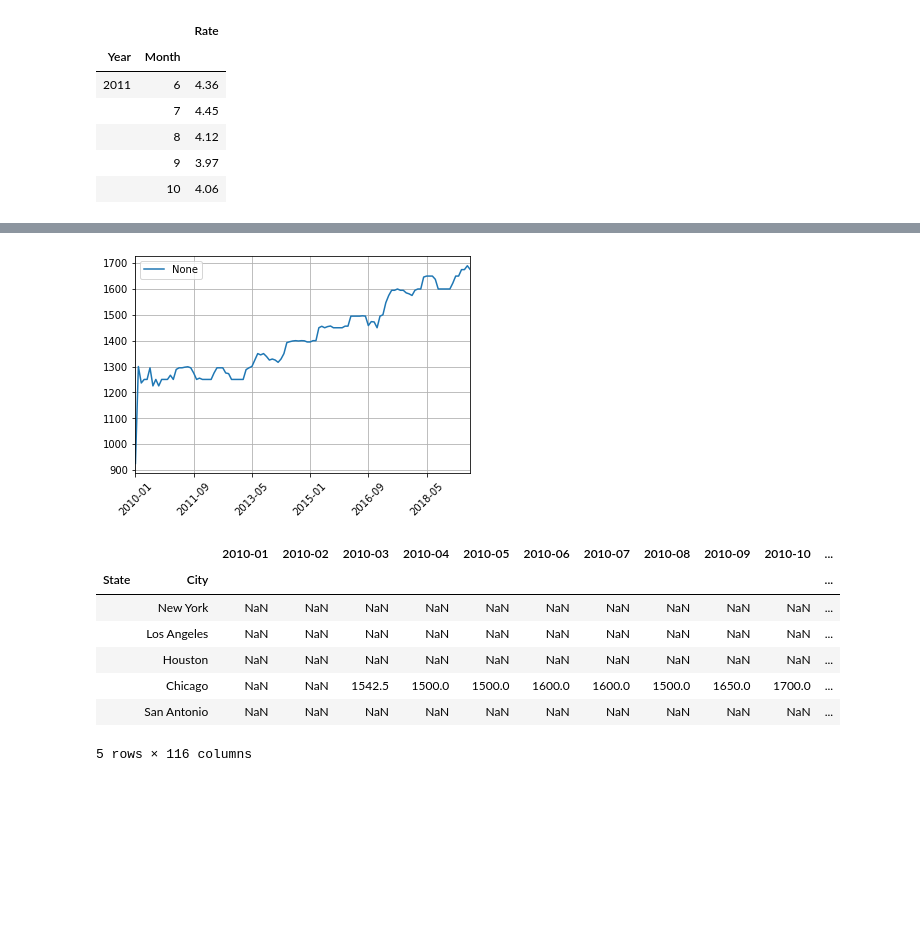
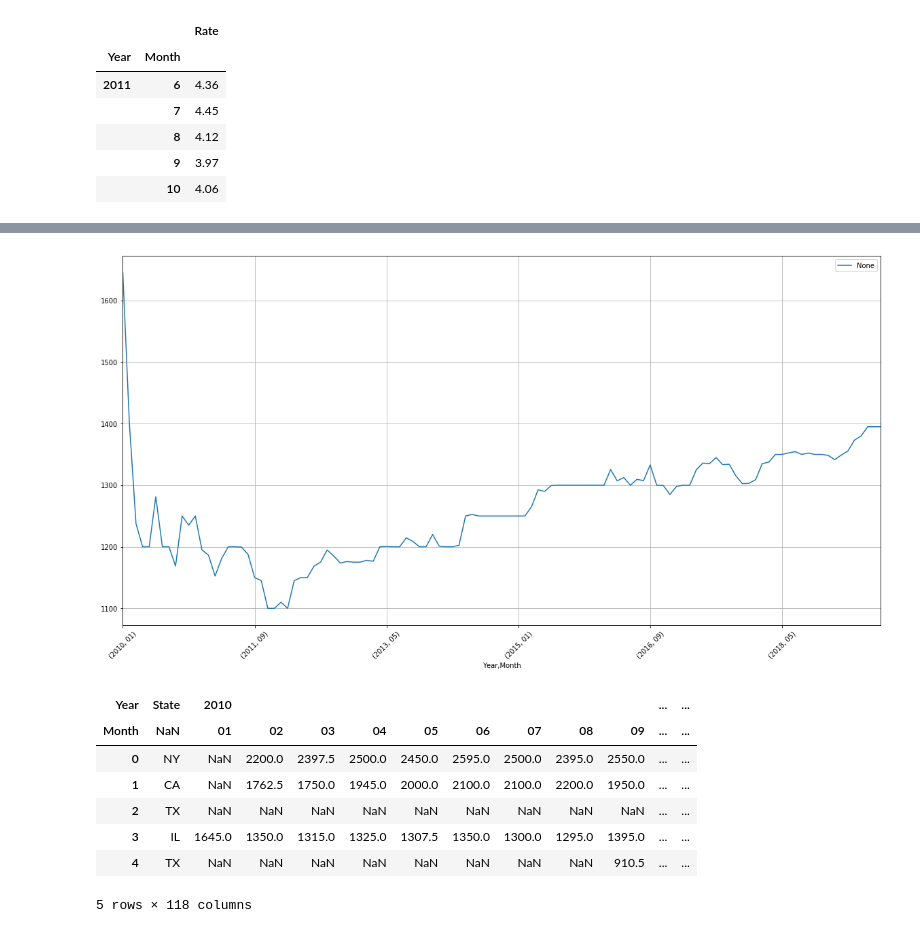
Before and after one commit to JosueGar/team_project_1, a Jupyter notebook: Randall_scratchpad.ipynb, the cells around one changed output, grey strips where cells are left out. Cells and saved outputs as stored; diff of their text form; code cells hidden in the pictures; blank space fills up the shorter version.

```diff
--- a/Randall_scratchpad.ipynb
+++ b/Randall_scratchpad.ipynb
@@ -150,7 +285,8 @@ affordability_income.head()
 # %%
-median_rental_price_sfr = median_rental_price_sfr_src
-median_rental_price_sfr['State'] = median_rental_price_sfr["RegionName"].apply(lambda x: "".join(x.split(',')[1:]))
-median_rental_price_sfr['City'] = median_rental_price_sfr["RegionName"].apply(lambda x: "".join(x.split(',')[0]))
-median_rental_price_sfr = median_rental_price_sfr.drop(columns=['RegionName','Metro','CountyName','SizeRank']).dropna(how='all')
-median_rental_price_sfr.set_index(['State','City'], inplace=True)
-#median_rental_price_sfr.head()
+median_rental_price_mfr = median_rental_price_mfr_src
+#median_rental_price_mfr['State'] = median_rental_price_mfr["RegionName"].apply(lambda x: "".join(x.split(',')[1:]))
+median_rental_price_mfr['City'] = median_rental_price_mfr["RegionName"].apply(lambda x: "".join(x.split(',')[0]))
+median_rental_price_mfr = median_rental_price_mfr.drop(columns=['RegionName','Metro','CountyName','SizeRank']).dropna(how='all')
+median_rental_price_mfr.columns = pd.MultiIndex.from_tuples([tuple(c.split('-'))for c in median_rental_price_mfr.columns],names=['Year','Month'])
+
+median_rental_price_mfr.head()
@@ -157,16 +302,16 @@ median_rental_price_sfr.set_index(['State','City'], inplace=True)
 # %%
-median_rental_price_sfr.median().plot(rot=45, grid=True)
+median_rental_price_mfr.median().plot(rot=45, grid=True, figsize=(20,10))
 plt.legend(loc='best')
 plt.show()
-median_rental_price_sfr.head()
+median_rental_price_mfr.head()
 # %% [output]
-[figure, old version]
+[figure, new version]
-|  |  | 2010-01 | 2010-02 | 2010-03 | 2010-04 | 2010-05 | 2010-06 | 2010-07 | 2010-08 | 2010-09 | 2010-10 | ... |
-| State | City |  |  |  |  |  |  |  |  |  |  | ... |
-|  | New York | NaN | NaN | NaN | NaN | NaN | NaN | NaN | NaN | NaN | NaN | ... |
-|  | Los Angeles | NaN | NaN | NaN | NaN | NaN | NaN | NaN | NaN | NaN | NaN | ... |
-|  | Houston | NaN | NaN | NaN | NaN | NaN | NaN | NaN | NaN | NaN | NaN | ... |
-|  | Chicago | NaN | NaN | 1542.5 | 1500.0 | 1500.0 | 1600.0 | 1600.0 | 1500.0 | 1650.0 | 1700.0 | ... |
-|  | San Antonio | NaN | NaN | NaN | NaN | NaN | NaN | NaN | NaN | NaN | NaN | ... |
+| Year | State | 2010 |  |  |  |  |  |  |  |  | ... | ... |
+| Month | NaN | 01 | 02 | 03 | 04 | 05 | 06 | 07 | 08 | 09 | ... | ... |
+| 0 | NY | NaN | 2200.0 | 2397.5 | 2500.0 | 2450.0 | 2595.0 | 2500.0 | 2395.0 | 2550.0 | ... | ... |
+| 1 | CA | NaN | 1762.5 | 1750.0 | 1945.0 | 2000.0 | 2100.0 | 2100.0 | 2200.0 | 1950.0 | ... | ... |
+| 2 | TX | NaN | NaN | NaN | NaN | NaN | NaN | NaN | NaN | NaN | ... | ... |
+| 3 | IL | 1645.0 | 1350.0 | 1315.0 | 1325.0 | 1307.5 | 1350.0 | 1300.0 | 1295.0 | 1395.0 | ... | ... |
+| 4 | TX | NaN | NaN | NaN | NaN | NaN | NaN | NaN | NaN | 910.5 | ... | ... |
-5 rows × 116 columns
+5 rows × 118 columns
 # %%
```
Also changed, not shown: parts of 22 cells of this notebook.
